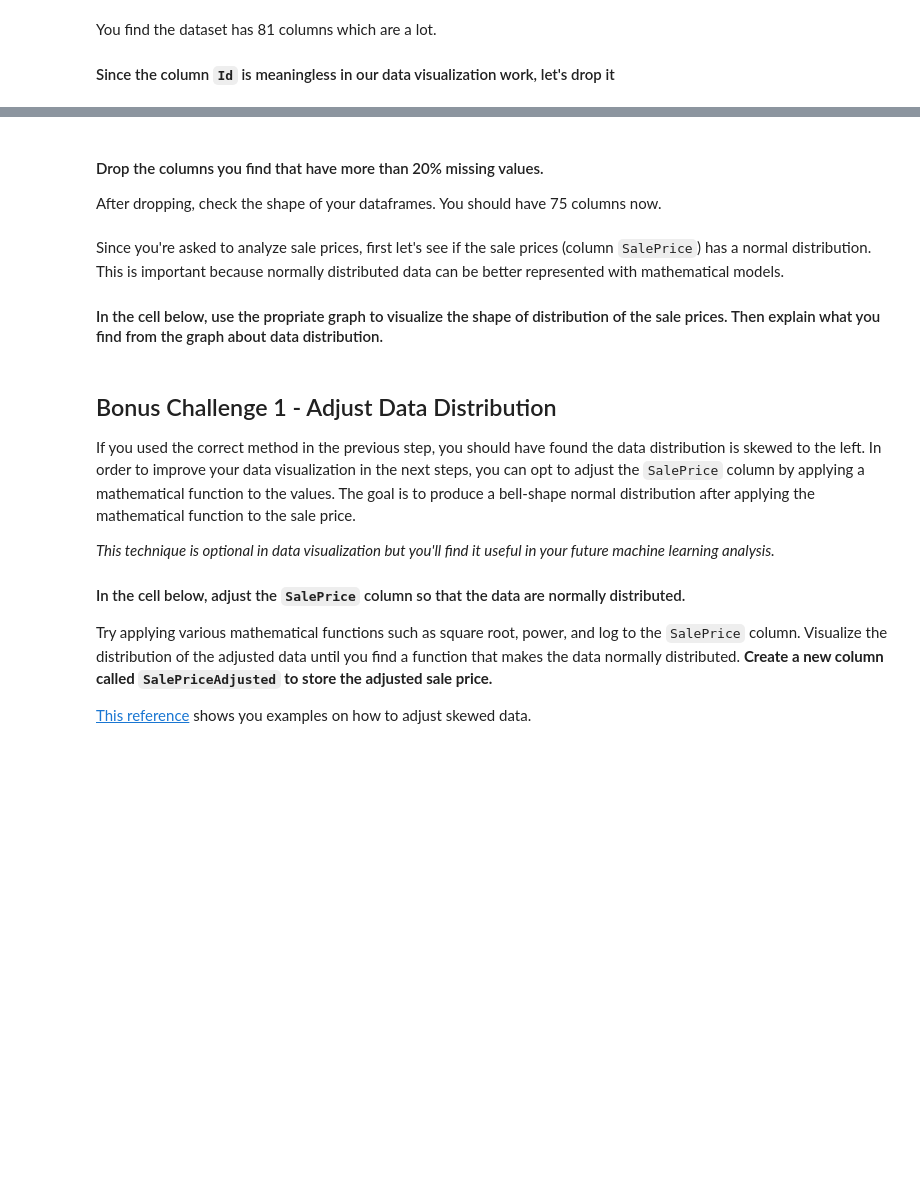
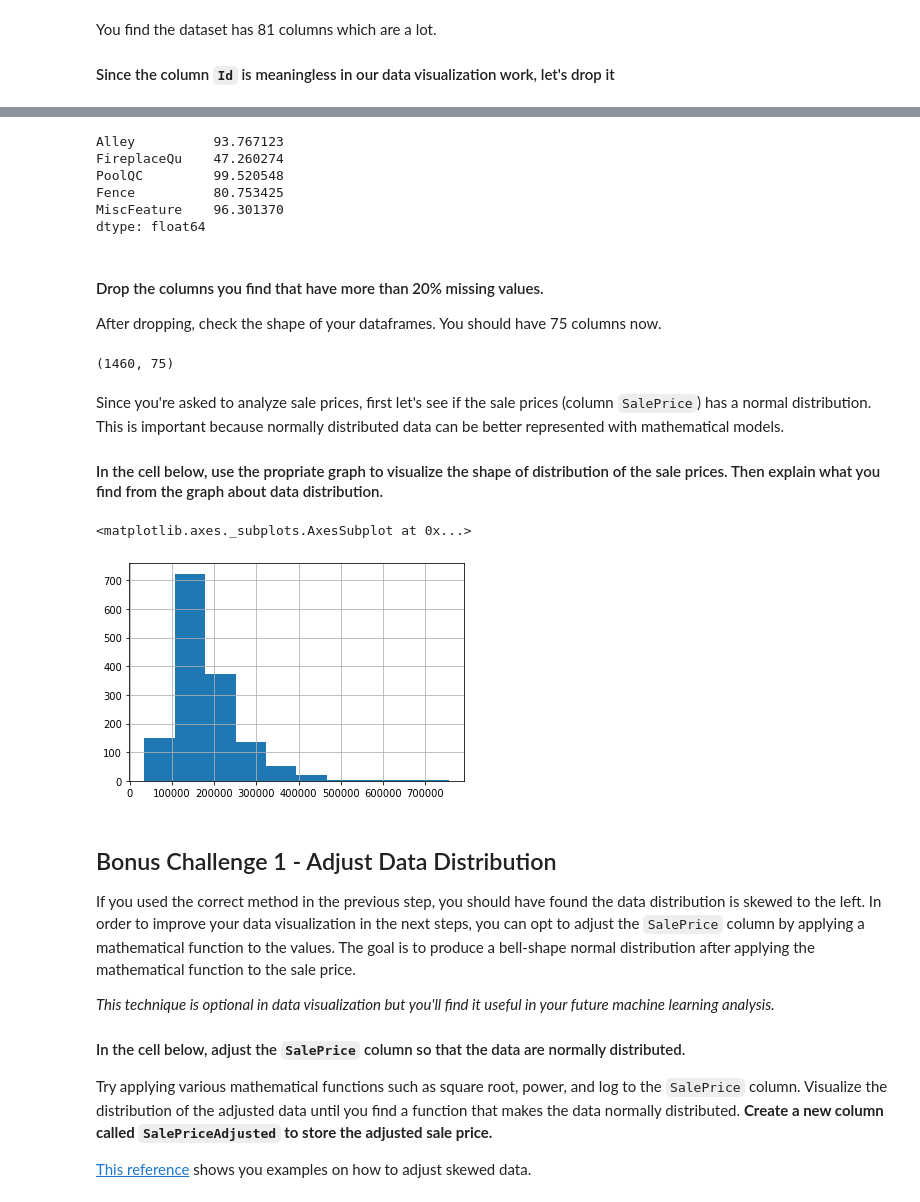
Before and after one commit to ta-datapt-bcn/lab-storytelling-data-visualization, a Jupyter notebook: your-code/main.ipynb, the cells around one changed output, grey strips where cells are left out. Drawn from its saved outputs; the diff is of its cells as text; code cells hidden in the pictures; blank space fills up the shorter version.

```diff
--- a/your-code/main.ipynb
+++ b/your-code/main.ipynb
@@ -37,3 +38,4 @@ You find the dataset has 81 columns which are a lot.
 #### Since the column `Id` is meaningless in our data visualization work, let's drop it
 # %%
 # your code here
+df.drop(columns ='Id', inplace = True)
@@ -52,12 +82,33 @@ Make a table containing the column name and the percentage of missing values. Pr
+# %%
+# your code here
+df_miss = df.isnull().mean() * 100
+df_miss = df_miss[df_miss > 20]
+df_miss
+# %% [output]
+Alley          93.767123
+FireplaceQu    47.260274
+PoolQC         99.520548
+Fence          80.753425
+MiscFeature    96.301370
+dtype: float64
 # %% [markdown]
 #### Drop the columns you find that have more than 20% missing values.
 
 After dropping, check the shape of your dataframes. You should have 75 columns now.
 # %%
 # your code here
+df.drop(columns = df_miss.index,inplace= True)
+# %%
+df.shape
+# %% [output]
+(1460, 75)
 # %% [markdown]
 Since you're asked to analyze sale prices, first let's see if the sale prices (column `SalePrice`) has a normal distribution. This is important because normally distributed data can be better represented with mathematical models.
 
 #### In the cell below, use the propriate graph to visualize the shape of distribution of the sale prices. Then explain what you find from the graph about data distribution.
 # %%
 # your code here
+df['SalePrice'].hist()
+# %% [output]
+<matplotlib.axes._subplots.AxesSubplot at 0x...>
+[figure, added]
```
Also changed, not shown: parts of 20 cells of this notebook.
